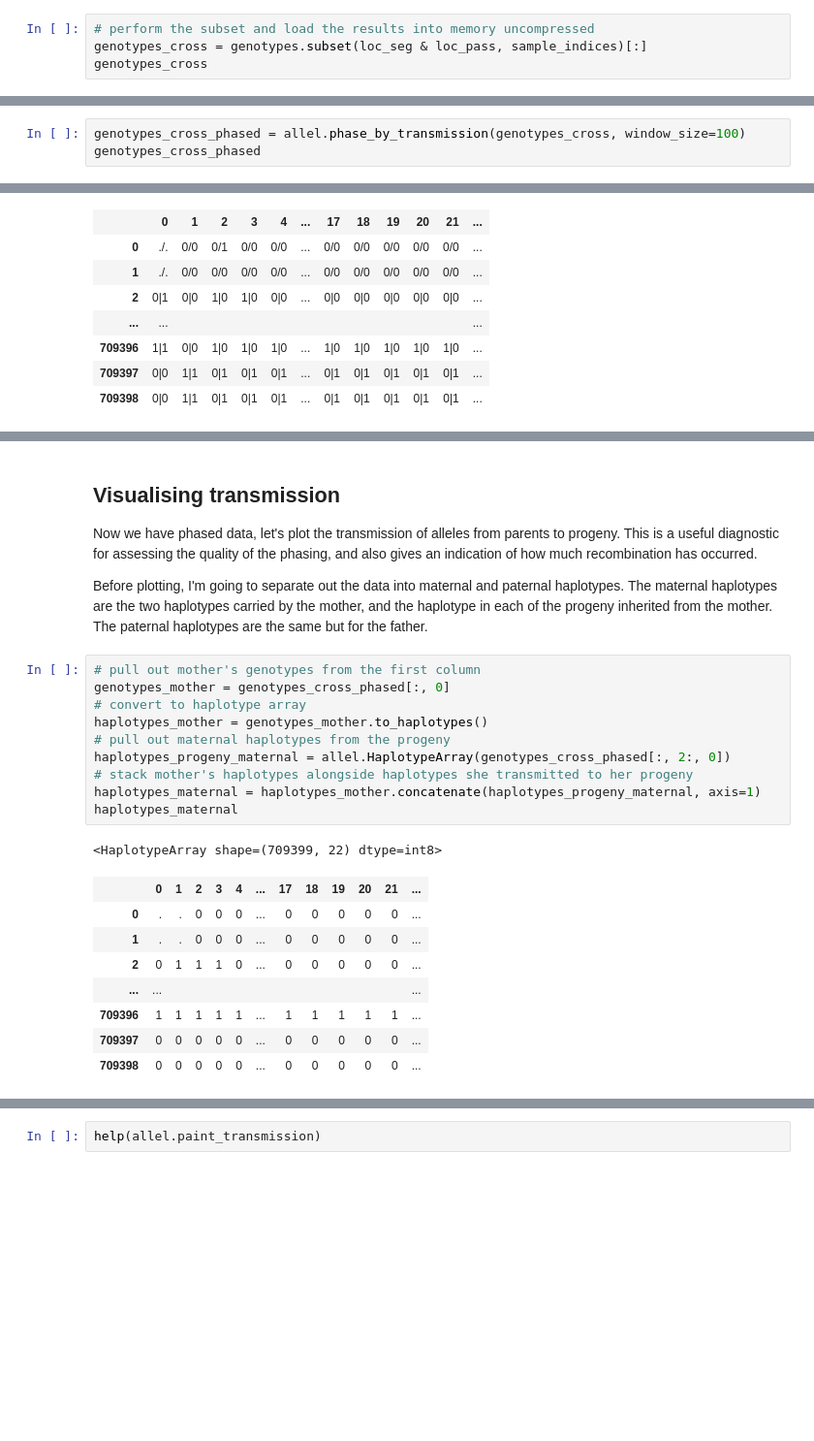
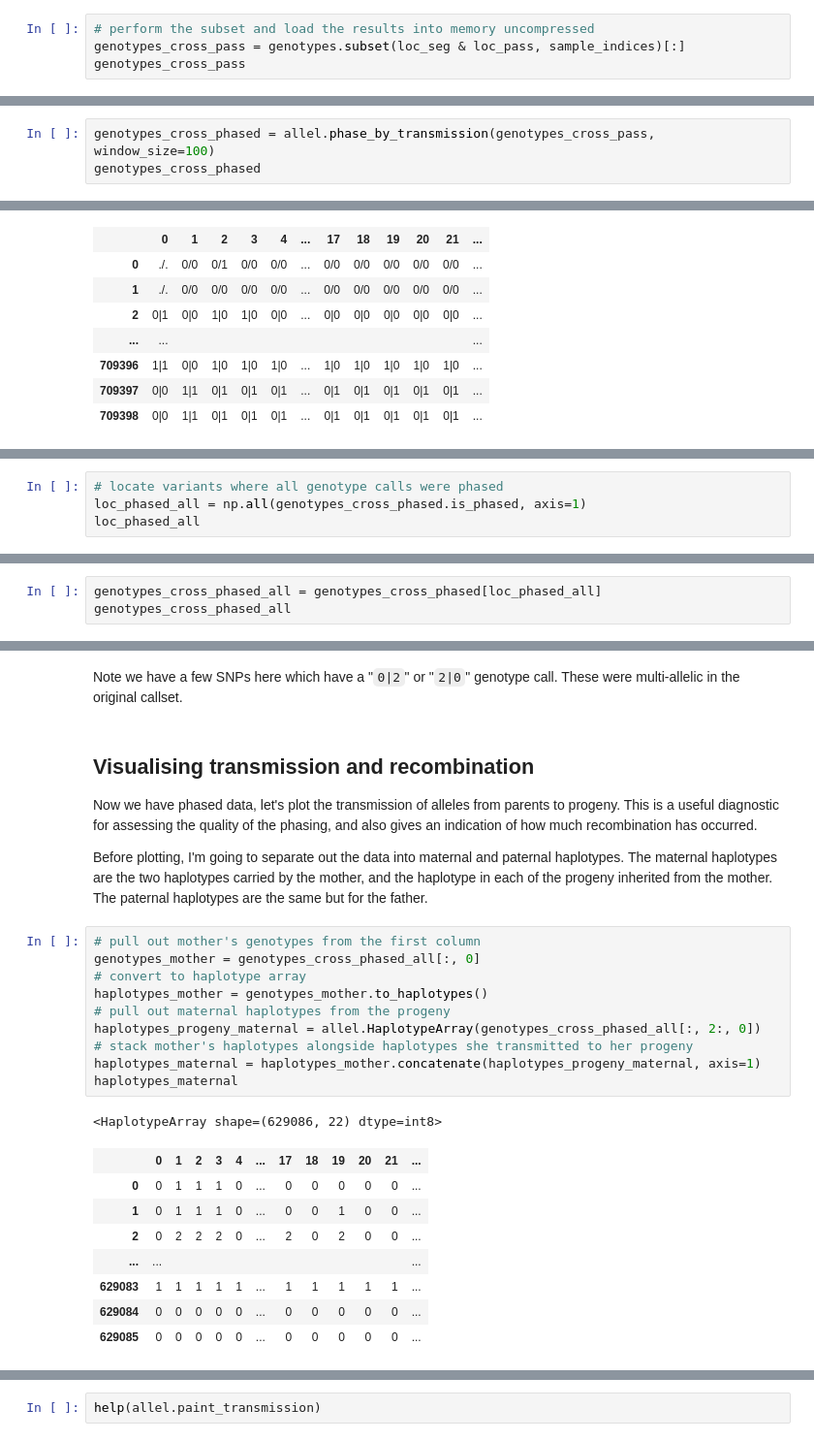
Before and after one commit to alimanfoo/alimanfoo.github.io, a Jupyter notebook: _posts/2017-02-14-mendelian-transmission.ipynb, the cells around one changed output, grey strips where cells are left out. Shown at 97% size. Cells and saved outputs as stored; diff of their text form; blank space fills up the shorter version.

Commit message:
finish mendelian transmission post

```diff
--- a/_posts/2017-02-14-mendelian-transmission.ipynb
+++ b/_posts/2017-02-14-mendelian-transmission.ipynb
@@ -92,7 +109,7 @@ loc_pass = callset['3R/variants/FILTER_PASS'][:]
 # %%
 # perform the subset and load the results into memory uncompressed
-genotypes_cross = genotypes.subset(loc_seg & loc_pass, sample_indices)[:]
-genotypes_cross
+genotypes_cross_pass = genotypes.subset(loc_seg & loc_pass, sample_indices)[:]
+genotypes_cross_pass
 # %% [output]
 <GenotypeArray shape=(709399, 22, 2) dtype=int8>
 |  | 0 | 1 | 2 | 3 | 4 | ... | 17 | 18 | 19 | 20 | 21 | ... |
@@ -112,5 +129,5 @@ I'm starting from unphased genotype calls, so the first thing to do is phase the
 # %%
-genotypes_cross_phased = allel.phase_by_transmission(genotypes_cross, window_size=100)
+genotypes_cross_phased = allel.phase_by_transmission(genotypes_cross_pass, window_size=100)
 genotypes_cross_phased
 # %% [output]
 <GenotypeArray shape=(709399, 22, 2) dtype=int8>
@@ -126,0 +146,4 @@ Notice that most of the genotype calls in the snippet shown above now have a pip
+# %%
+# locate variants where all genotype calls were phased
+loc_phased_all = np.all(genotypes_cross_phased.is_phased, axis=1)
+loc_phased_all
@@ -126,0 +152,3 @@ Notice that most of the genotype calls in the snippet shown above now have a pip
+# %%
+genotypes_cross_phased_all = genotypes_cross_phased[loc_phased_all]
+genotypes_cross_phased_all
@@ -127,27 +165,29 @@ Notice that most of the genotype calls in the snippet shown above now have a pip
+# %% [markdown]
+Note we have a few SNPs here which have a "`0|2`" or "`2|0`" genotype call. These were multi-allelic in the original callset.
 # %% [markdown]
-## Visualising transmission
+## Visualising transmission and recombination
 
 Now we have phased data, let's plot the transmission of alleles from parents to progeny. This is a useful diagnostic for assessing the quality of the phasing, and also gives an indication of how much recombination has occurred.
 
 Before plotting, I'm going to separate out the data into maternal and paternal haplotypes. The maternal haplotypes are the two haplotypes carried by the mother, and the haplotype in each of the progeny inherited from the mother. The paternal haplotypes are the same but for the father.
 # %%
 # pull out mother's genotypes from the first column
-genotypes_mother = genotypes_cross_phased[:, 0]
+genotypes_mother = genotypes_cross_phased_all[:, 0]
 # convert to haplotype array
 haplotypes_mother = genotypes_mother.to_haplotypes()
 # pull out maternal haplotypes from the progeny
-haplotypes_progeny_maternal = allel.HaplotypeArray(genotypes_cross_phased[:, 2:, 0])
+haplotypes_progeny_maternal = allel.HaplotypeArray(genotypes_cross_phased_all[:, 2:, 0])
 # stack mother's haplotypes alongside haplotypes she transmitted to her progeny
 haplotypes_maternal = haplotypes_mother.concatenate(haplotypes_progeny_maternal, axis=1)
 haplotypes_maternal
 # %% [output]
-<HaplotypeArray shape=(709399, 22) dtype=int8>
+<HaplotypeArray shape=(629086, 22) dtype=int8>
 |  | 0 | 1 | 2 | 3 | 4 | ... | 17 | 18 | 19 | 20 | 21 | ... |
-| 0 | . | . | 0 | 0 | 0 | ... | 0 | 0 | 0 | 0 | 0 | ... |
-| 1 | . | . | 0 | 0 | 0 | ... | 0 | 0 | 0 | 0 | 0 | ... |
-| 2 | 0 | 1 | 1 | 1 | 0 | ... | 0 | 0 | 0 | 0 | 0 | ... |
+| 0 | 0 | 1 | 1 | 1 | 0 | ... | 0 | 0 | 0 | 0 | 0 | ... |
+| 1 | 0 | 1 | 1 | 1 | 0 | ... | 0 | 0 | 1 | 0 | 0 | ... |
+| 2 | 0 | 2 | 2 | 2 | 0 | ... | 2 | 0 | 2 | 0 | 0 | ... |
 | ... | ... |  |  |  |  |  |  |  |  |  |  | ... |
-| 709396 | 1 | 1 | 1 | 1 | 1 | ... | 1 | 1 | 1 | 1 | 1 | ... |
-| 709397 | 0 | 0 | 0 | 0 | 0 | ... | 0 | 0 | 0 | 0 | 0 | ... |
-| 709398 | 0 | 0 | 0 | 0 | 0 | ... | 0 | 0 | 0 | 0 | 0 | ... |
+| 629083 | 1 | 1 | 1 | 1 | 1 | ... | 1 | 1 | 1 | 1 | 1 | ... |
+| 629084 | 0 | 0 | 0 | 0 | 0 | ... | 0 | 0 | 0 | 0 | 0 | ... |
+| 629085 | 0 | 0 | 0 | 0 | 0 | ... | 0 | 0 | 0 | 0 | 0 | ... |
 # %% [markdown]
```
Also changed, not shown: parts of 55 cells of this notebook, 13 other files.
